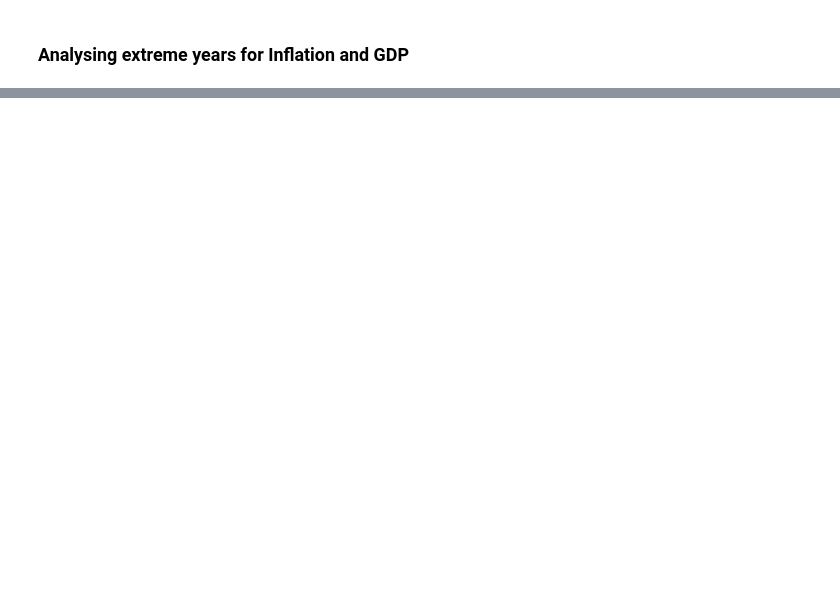
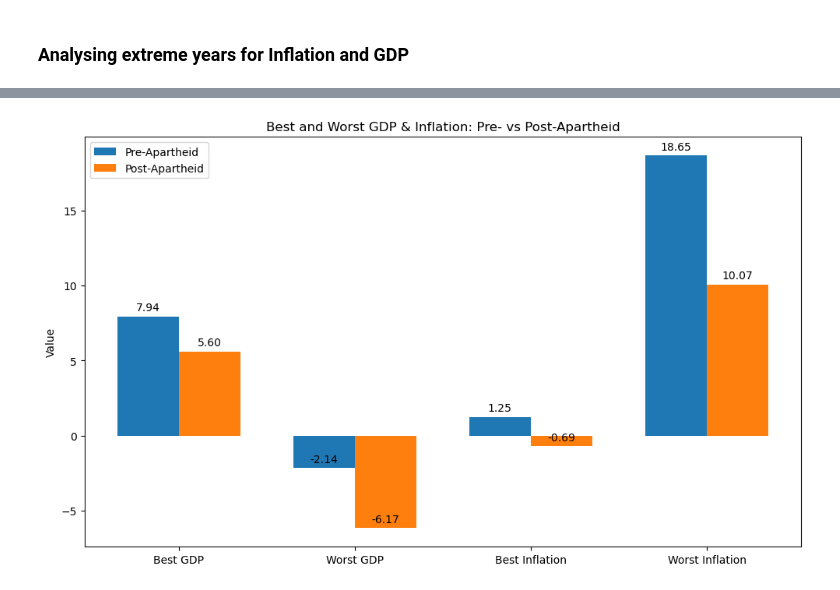
Before and after one commit to Tumelo-Jane/Data_analysis_and_visualisation_assignment, a Jupyter notebook: python_analytics/falang.ipynb, the cells around one changed output, grey strips where cells are left out. Saved outputs shown, nothing was run; the diff lists cells and outputs as text; code cells hidden in the pictures; blank space fills up the shorter version.

```diff
--- a/python_analytics/falang.ipynb
+++ b/python_analytics/falang.ipynb
@@ -255,0 +263,44 @@ np.int64(2004)
+# %%
+import matplotlib.pyplot as plt
+
+# Pre-Apartheid stats
+best_gdp_apartheid = np.max(gdp_apartheid)
+worst_gdp_apartheid = np.min(gdp_apartheid)
+best_inf_apartheid = np.min(infl_apartheid)
+worst_inf_apartheid = np.max(infl_apartheid)
+
+# Post-Apartheid stats
+best_gdp_post = np.max(gdp_post)
+worst_gdp_post = np.min(gdp_post)
+best_inf_post = np.min(infl_post)
+worst_inf_post = np.max(infl_post)
+
+labels = ['Best GDP', 'Worst GDP', 'Best Inflation', 'Worst Inflation']
+pre_apartheid_stats = [best_gdp_apartheid, worst_gdp_apartheid, best_inf_apartheid, worst_inf_apartheid]
+post_apartheid_stats = [best_gdp_post, worst_gdp_post, best_inf_post, worst_inf_post]
+
+x = np.arange(len(labels))
+width = 0.35
+
+fig, ax = plt.subplots(figsize=(10, 6))
+rects1 = ax.bar(x - width/2, pre_apartheid_stats, width, label='Pre-Apartheid')
+rects2 = ax.bar(x + width/2, post_apartheid_stats, width, label='Post-Apartheid')
+
+ax.set_ylabel('Value')
+ax.set_title('Best and Worst GDP & Inflation: Pre- vs Post-Apartheid')
+ax.set_xticks(x)
+ax.set_xticklabels(labels)
+ax.legend()
+
+for rect in rects1 + rects2:
+    height = rect.get_height()
+    ax.annotate(f'{height:.2f}',
+                xy=(rect.get_x() + rect.get_width() / 2, height),
+                xytext=(0, 3),
+                textcoords="offset points",
+                ha='center', va='bottom')
+
+plt.tight_layout()
+plt.show()
+# %% [output]
+[figure, added]
```
Also changed, not shown: parts of 20 cells of this notebook.
